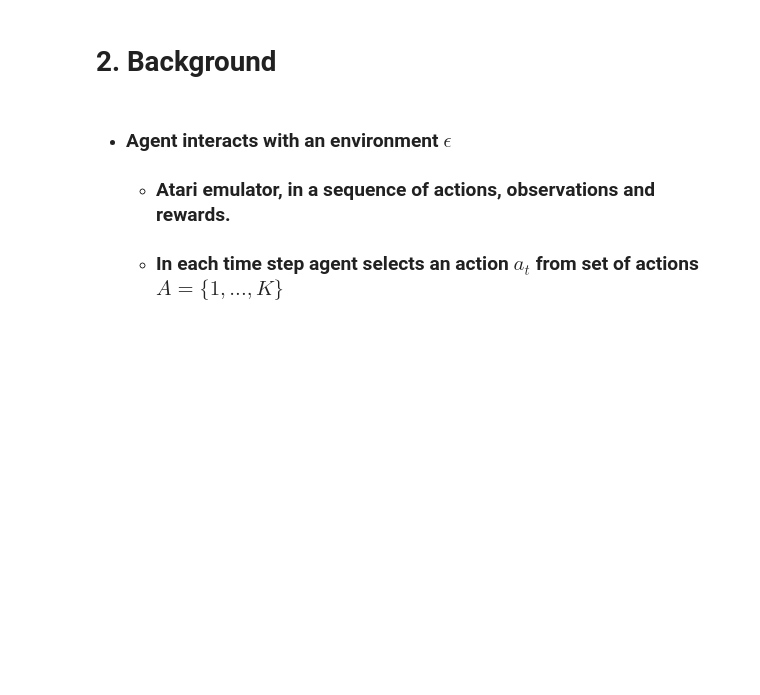
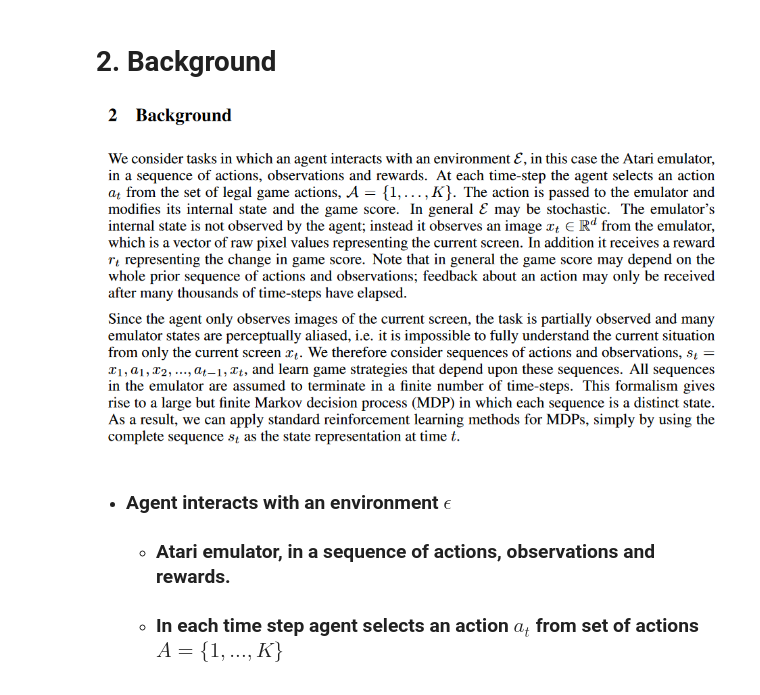
Before and after one commit to Jungjaeyoon/jaeyoon, a Jupyter notebook: reinforcement/Playing_Atari_with_Deep_Reinforcement_Learning.ipynb, the cells around one changed output. Drawn from its saved outputs; the diff is of its cells as text; code cells hidden in the pictures; blank space fills up the shorter version.

```diff
--- a/reinforcement/Playing_Atari_with_Deep_Reinforcement_Learning.ipynb
+++ b/reinforcement/Playing_Atari_with_Deep_Reinforcement_Learning.ipynb
@@ -24,6 +34,10 @@
 ## **Goal :** Arcade Learning Environment (ALE) 에서 구현한 Atari 게임들을 인간과 마찬가지로 비디오 입력, 보상 및 터미널 신호, 가능한 동작을 학습하여 플레이하는 단일 신경망을 구성하는 것
 # %% [markdown]
 # 2. Background
+# %%
+Image(filename = 'pic/background_mdp.PNG')
+# %% [output]
+[figure, added]
 # %% [markdown]
 - ### Agent interacts with an environment $\epsilon$
     - ###  Atari emulator, in a sequence of actions, observations and rewards.
```
Also changed, not shown: parts of 18 cells of this notebook.
